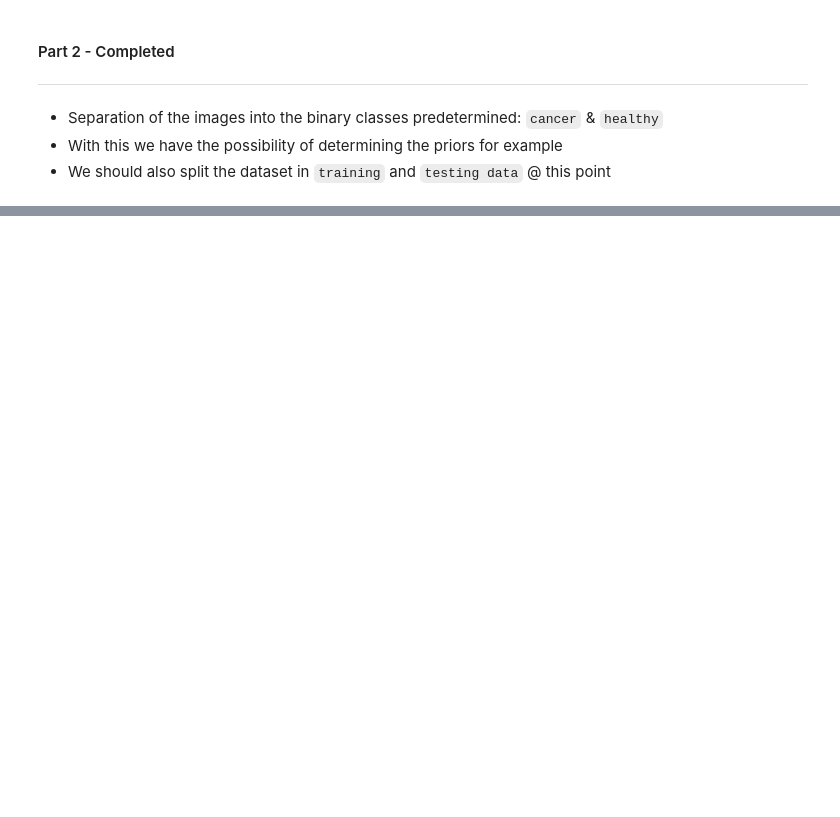
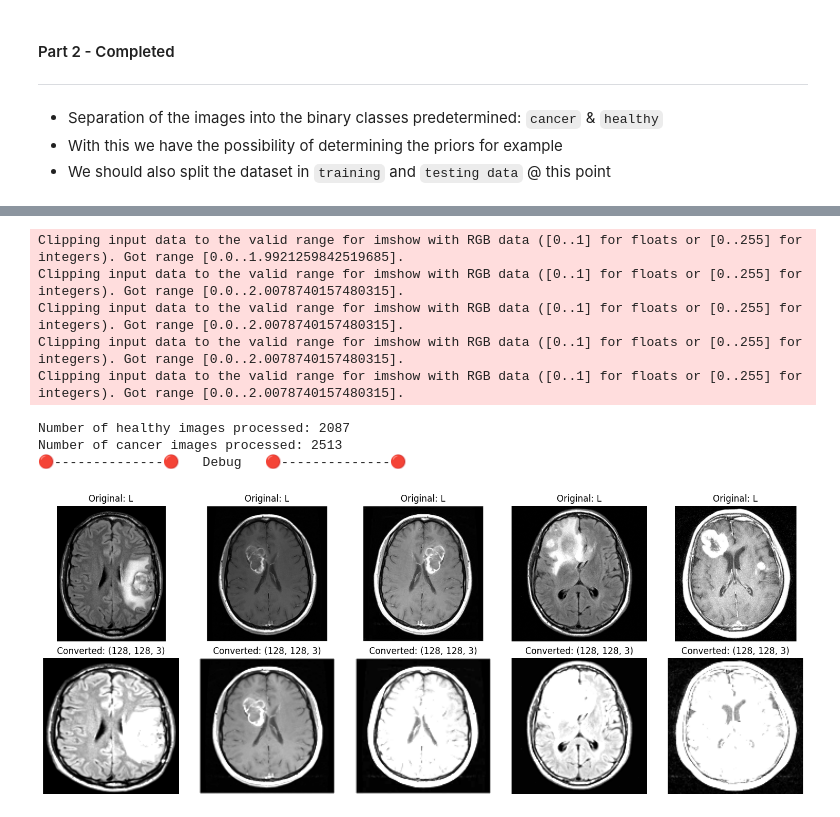
Before and after one commit to gsferreira-tec/ml-mainproject, a Jupyter notebook: project/main_project.ipynb, the cells around one changed output, grey strips where cells are left out. Drawn from its saved outputs; the diff is of its cells as text; code cells hidden in the pictures; blank space fills up the shorter version.

```diff
--- a/project/main_project.ipynb
+++ b/project/main_project.ipynb
@@ -22,10 +22,10 @@ used have to take into account the most telling characteristics about the tests
 # %%
 import numpy as np
 import pandas as pd
-
+\
 DEBUG = True
 
-csv_file = "./data/metadata_rgb_only.csv"
+csv_file = "./data/metadata.csv"
 
 """This method reads the data from a CSV file
 returning said data."""
@@ -177,8 +150,67 @@ Training DataSet size = 3568, TestSize = 893
-# %%
-def preprocess_img(img_path, target_size =(256, 256)):
-
-    img = Image.open(img_path).convert('RGB')
-    img = img.resize(target_size)
-    img_array = np.array(img) / 255.0
-
-    return img_array
+# %%
+def preprocess_img(img_path,target_size=(128,128)):
+    img = Image.open(img_path).convert('RGB')
+    img = img.resize(target_size)
+    img_array = np.array(img) / 255.0
+
+    return img_array
+
+def preprocess_all_img(img_dir):
+
+    all_array   = []
+    image_files = os.listdir(img_dir) # Used to create a list of all file's paths of said directory
+
+    for img_file in image_files:
+        img_path  = os.path.join(img_dir,img_file)
+        img_array = preprocess_img(img_path)
+        all_array.append(img_array)
+
+    return all_array
+
+healthy_img_array = np.array(preprocess_all_img(healthy_img_dir))
+cancer_img_array  = np.array(preprocess_all_img(cancer_img_dir))
+
+# Check the results
+print(f"Number of healthy images processed: {len(healthy_img_array)}")
+print(f"Number of cancer images processed: {len(cancer_img_array)}")
+
+
+if DEBUG == True : # It allows to individually check 10 different images for either healthy or cancer
+
+    print("🔴--------------🔴   Debug   🔴--------------🔴")
+    def check_grayscale_conversion(grayscale_image_paths, num_samples=5):
+        fig, axes = plt.subplots(2, num_samples, figsize=(15, 6))
+
+        for i, img_filename in enumerate(grayscale_image_paths[:num_samples]):
+            img_path = os.path.join(cancer_img_dir, img_filename)
+
+            # Pre conversion
+            original = Image.open(img_path)
+            axes[0, i].imshow(original, cmap='gray')
+            axes[0, i].set_title(f'Original: {original.mode}')
+            axes[0, i].axis('off')
+
+            # Post conversion
+            converted = preprocess_img(img_path)
+            axes[1, i].imshow(converted)
+            axes[1, i].set_title(f'Converted: {converted.shape}')
+            axes[1, i].axis('off')
+
+        plt.tight_layout()
+        plt.show()
+
+    # Get grayscale filenames from metadata
+    grayscale_filenames = [row['image'] for _, row in data[data['mode'] == 'L'].iterrows()]
+
+    # Now run with the fixed function
+    check_grayscale_conversion(grayscale_filenames)
+# %% [output]
+Clipping input data to the valid range for imshow with RGB data ([0..1] for floats or [0..255] for integers). Got range [0.0..1.9921259842519685].
+Clipping input data to the valid range for imshow with RGB data ([0..1] for floats or [0..255] for integers). Got range [0.0..2.0078740157480315].
+Clipping input data to the valid range for imshow with RGB data ([0..1] for floats or [0..255] for integers). Got range [0.0..2.0078740157480315].
+Clipping input data to the valid range for imshow with RGB data ([0..1] for floats or [0..255] for integers). Got range [0.0..2.0078740157480315].
+Clipping input data to the valid range for imshow with RGB data ([0..1] for floats or [0..255] for integers). Got range [0.0..2.0078740157480315].
+Number of healthy images processed: 2087
+Number of cancer images processed: 2513
+🔴--------------🔴   Debug   🔴--------------🔴
+[figure, added]
```
Also changed, not shown: parts of 10 cells of this notebook.
